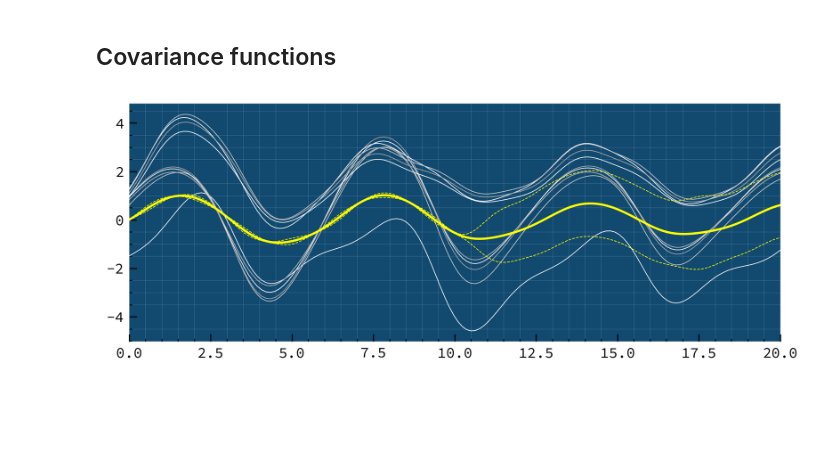
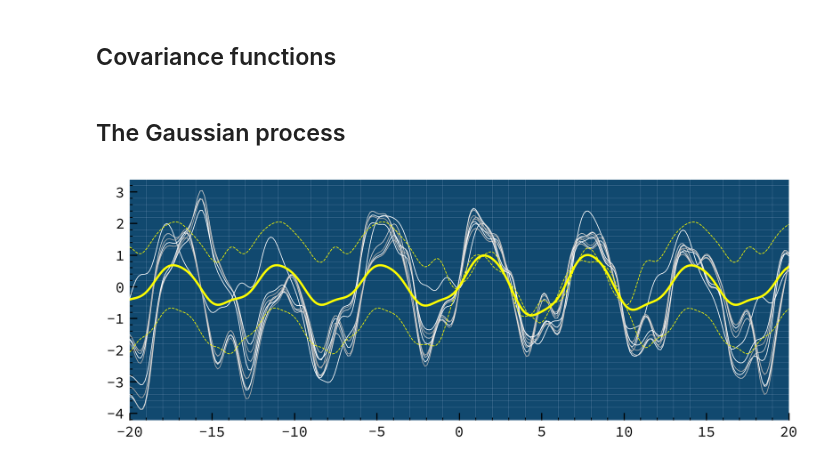
Before and after one commit to transientlunatic/gp-tutorial, a Jupyter notebook: chapters/simple-gp.ipynb, the cells around one changed output. Cells and saved outputs as stored; diff of their text form; code cells hidden in the pictures; blank space fills up the shorter version.

```diff
--- a/chapters/simple-gp.ipynb
+++ b/chapters/simple-gp.ipynb
@@ -144,0 +133,2 @@ class SumCovariance(CovarianceFunction):
+# %% [markdown]
+## The Gaussian process
@@ -295,23 +329,23 @@ class GaussianProcess(object):
 # %%
 gp = GaussianProcess(ExponentialQuadratic(length=2) + Periodic(length=1, period=2*np.pi) * Periodic(length=1, period=2*np.pi),)
 
 f, ax = plt.subplots(1,1, figsize=(8,3), dpi=300)
 
 
 data = pd.DataFrame({"x": np.linspace(0, 10, 8),
                      "y": np.sin(np.linspace(0, 10, 8)),
                      "y_err": .15 * np.ones(8)
                     })
 gp._data(data, ["x"], ["y"])
 
 ax.grid(False)
 #ax.set_xticks([])
 #ax.set_yticks([])
-ax.set_xlim([-0,20]);
+ax.set_xlim([-20,20]);
 
 for spine in plt.gca().spines.values():
     spine.set_visible(False)
 
 gp.plot(points, lw=0.5, continuous_samples=True, realisations=10, ax=ax)
 # %% [output]
-[figure, old version]
+[figure, new version]
```
Also changed, not shown: parts of 29 cells of this notebook, 1 other file.
